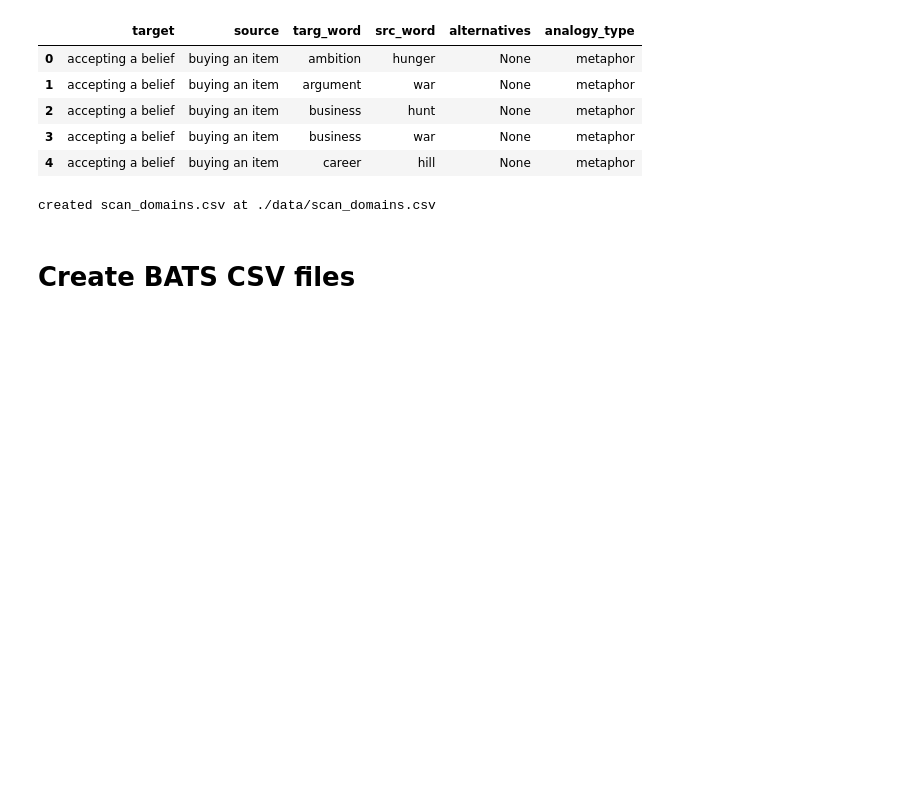
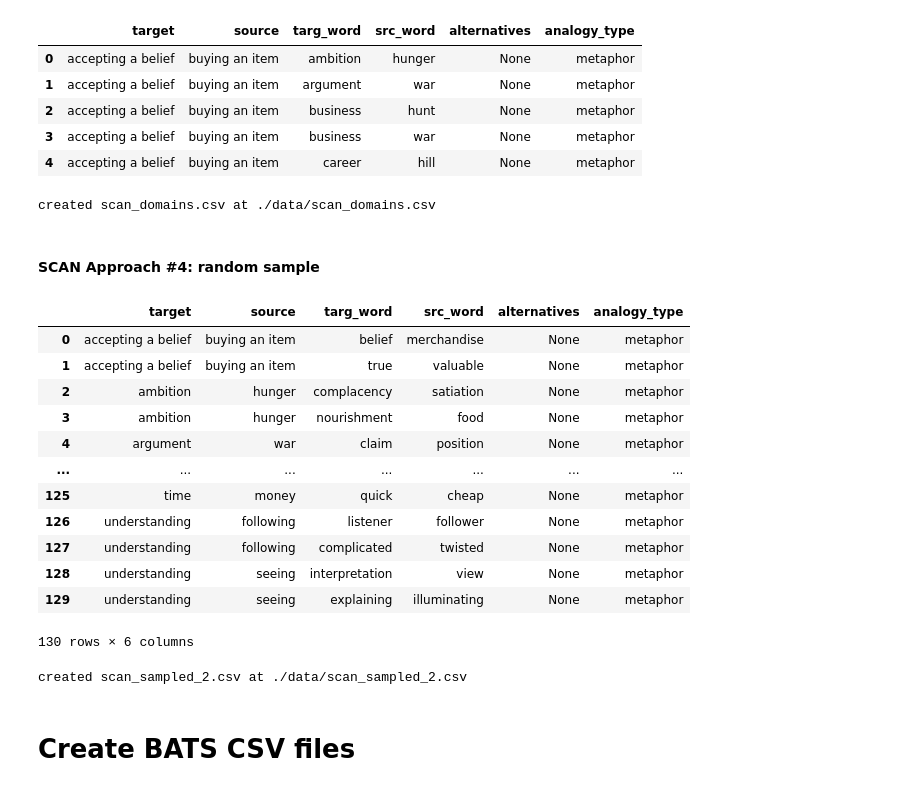
Before and after one commit to jkociniak/cot-analogy-resolution, a Jupyter notebook: create_scan_bats.ipynb, the cells around one changed output. Cells and saved outputs as stored; diff of their text form; code cells hidden in the pictures; blank space fills up the shorter version.

```diff
--- a/create_scan_bats.ipynb
+++ b/create_scan_bats.ipynb
@@ -90,6 +98,55 @@ else:
     print('file already exists:', filename)
 # %% [output]
 created scan_domains.csv at ./data/scan_domains.csv
+# %% [markdown]
+#### SCAN Approach #4: random sample
+# %%
+# number of samples n
+n = 2
+
+# create dataframe
+rows = []
+groups = df.groupby(['target', 'source'])
+
+for group_header, items in groups:
+    indices = np.arange(len(items))
+    if n > len(items):
+        n = len(items)
+    random_picks = np.random.choice(indices, n, replace=False)
+    # create n rows per group
+    for pick_idx in random_picks:
+        rand_row = items.iloc[pick_idx, [2,3]]
+        rand_category = items.iloc[pick_idx, 5]
+        rows.append([*group_header, *rand_row, None, rand_category])
+
+
+scan_sampled = pd.DataFrame(rows, columns=df.columns)
+scan_sampled
+# %% [output]
+|  | target | source | targ_word | src_word | alternatives | analogy_type |
+| 0 | accepting a belief | buying an item | belief | merchandise | None | metaphor |
+| 1 | accepting a belief | buying an item | true | valuable | None | metaphor |
+| 2 | ambition | hunger | complacency | satiation | None | metaphor |
+| 3 | ambition | hunger | nourishment | food | None | metaphor |
+| 4 | argument | war | claim | position | None | metaphor |
+| ... | ... | ... | ... | ... | ... | ... |
+| 125 | time | money | quick | cheap | None | metaphor |
+| 126 | understanding | following | listener | follower | None | metaphor |
+| 127 | understanding | following | complicated | twisted | None | metaphor |
+| 128 | understanding | seeing | interpretation | view | None | metaphor |
+| 129 | understanding | seeing | explaining | illuminating | None | metaphor |
+130 rows × 6 columns
+# %%
+# write to csv
+filename = f'scan_sampled_{n}.csv'
+loc = os.path.join(datadir, filename)
+if not os.path.exists(loc):
+    scan_sampled.to_csv(loc)
+    print(f'created {filename} at {loc}')
+else:
+    print('file already exists:', filename)
+# %% [output]
+created scan_sampled_2.csv at ./data/scan_sampled_2.csv
 # %% [markdown]
 # Create BATS CSV files
 # %%
```
Also changed, not shown: parts of 4 cells of this notebook, 1 other file.
